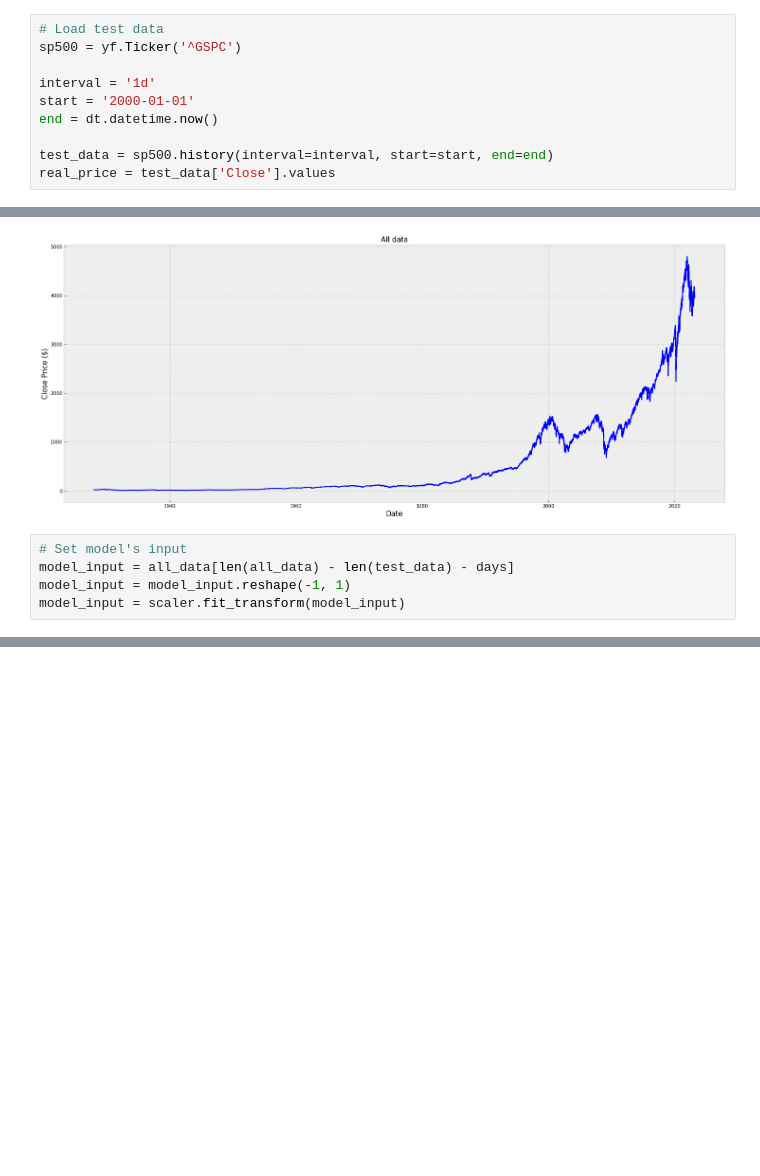
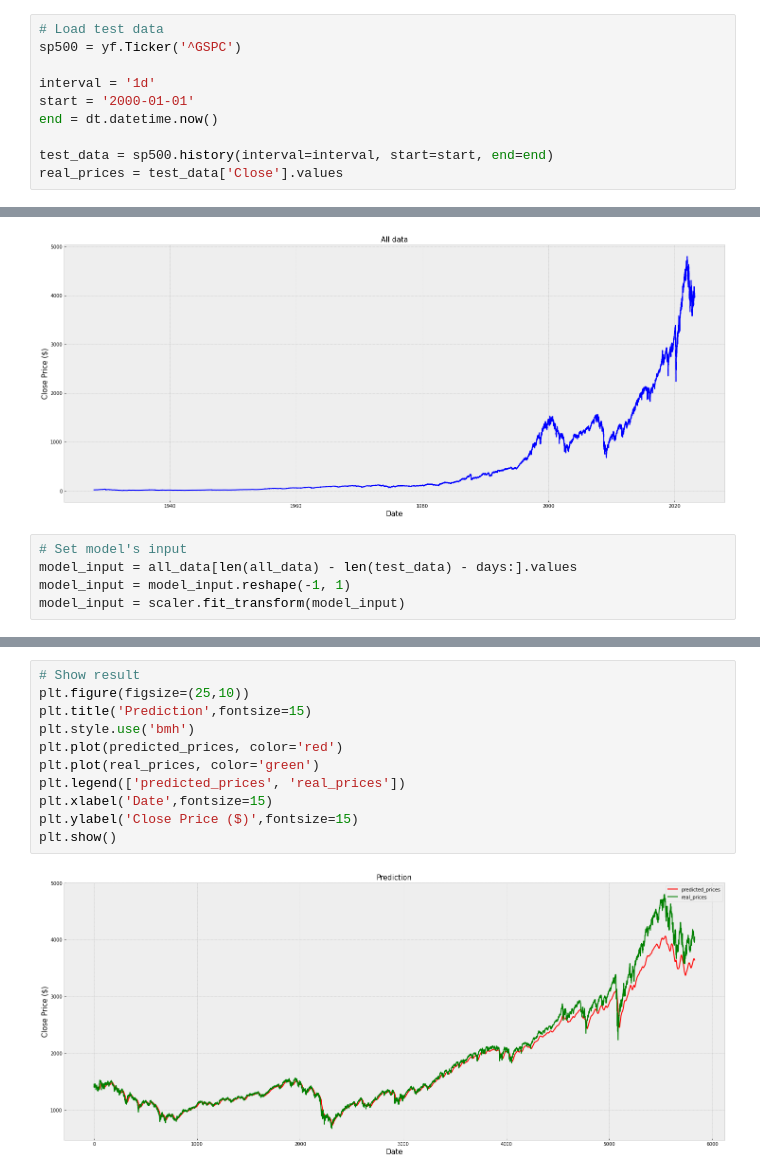
Before and after one commit to NervOUs11/Predict_S-P500, a Jupyter notebook: Code.ipynb, the cells around one changed output, grey strips where cells are left out. Cells and saved outputs as stored; diff of their text form; blank space fills up the shorter version.

```diff
--- a/Code.ipynb
+++ b/Code.ipynb
@@ -146,7 +146,7 @@ start = '2000-01-01'
 end = dt.datetime.now()
 
 test_data = sp500.history(interval=interval, start=start, end=end)
-real_price = test_data['Close'].values
+real_prices = test_data['Close'].values
 # %%
 # Show real price of test data
 plt.figure(figsize=(20,10))
@@ -174,7 +174,7 @@ plt.show()
 [figure]
 # %%
 # Set model's input
-model_input = all_data[len(all_data) - len(test_data) - days]
+model_input = all_data[len(all_data) - len(test_data) - days:].values
 model_input = model_input.reshape(-1, 1)
 model_input = scaler.fit_transform(model_input)
 # %%
@@ -193,0 +194,13 @@ ValueError: ignored
+# %%
+# Show result
+plt.figure(figsize=(25,10))
+plt.title('Prediction',fontsize=15)
+plt.style.use('bmh')
+plt.plot(predicted_prices, color='red')
+plt.plot(real_prices, color='green')
+plt.legend(['predicted_prices', 'real_prices'])
+plt.xlabel('Date',fontsize=15)
+plt.ylabel('Close Price ($)',fontsize=15)
+plt.show()
+# %% [output]
+[figure, added]
```
Also changed, not shown: parts of 1 cell of this notebook.
